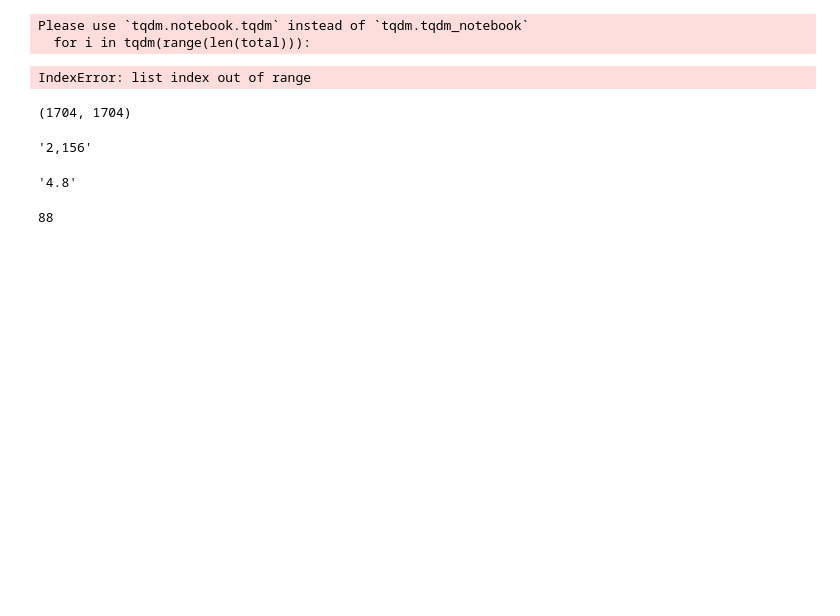
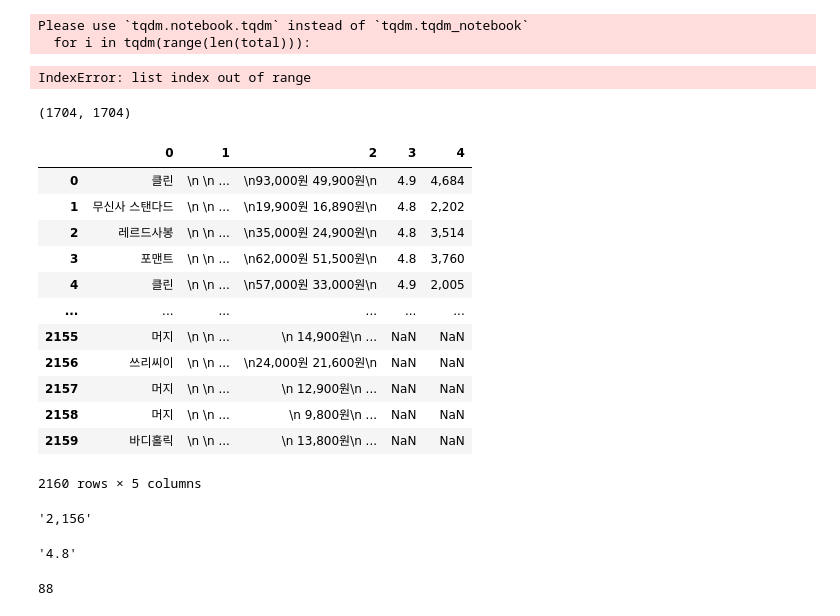
Before and after one commit to JJongSSu/Study, a Jupyter notebook: Teamproject/first/mbti.ipynb, the cells around one changed output. Saved outputs shown, nothing was run; the diff lists cells and outputs as text; code cells hidden in the pictures; blank space fills up the shorter version.

```diff
--- a/Teamproject/first/mbti.ipynb
+++ b/Teamproject/first/mbti.ipynb
@@ -280,3 +280,27 @@ IndexError: list index out of range
 len(stars_list), len(heart_list)
 # %% [output]
 (1704, 1704)
+# %%
+stars = pd.Series(stars_list)
+hearts = pd.Series(heart_list)
+total = pd.Series(total_list)
+brands = pd.Series(brand_list)
+title = pd.Series(title_list)
+price = pd.Series(price_list)
+
+musinsa = pd.concat([brands,title,price,stars,hearts],axis=1)
+musinsa
+# %% [output]
+|  | 0 | 1 | 2 | 3 | 4 |
+| 0 | 클린 | \n \n ... | \n93,000원 49,900원\n | 4.9 | 4,684 |
+| 1 | 무신사 스탠다드 | \n \n ... | \n19,900원 16,890원\n | 4.8 | 2,202 |
+| 2 | 레르드사봉 | \n \n ... | \n35,000원 24,900원\n | 4.8 | 3,514 |
+| 3 | 포맨트 | \n \n ... | \n62,000원 51,500원\n | 4.8 | 3,760 |
+| 4 | 클린 | \n \n ... | \n57,000원 33,000원\n | 4.9 | 2,005 |
+| ... | ... | ... | ... | ... | ... |
+| 2155 | 머지 | \n \n ... | \n 14,900원\n ... | NaN | NaN |
+| 2156 | 쓰리씨이 | \n \n ... | \n24,000원 21,600원\n | NaN | NaN |
+| 2157 | 머지 | \n \n ... | \n 12,900원\n ... | NaN | NaN |
+| 2158 | 머지 | \n \n ... | \n 9,800원\n ... | NaN | NaN |
+| 2159 | 바디홀릭 | \n \n ... | \n 13,800원\n ... | NaN | NaN |
+2160 rows × 5 columns
```
Also changed, not shown: parts of 1 cell of this notebook, 5 other files.
